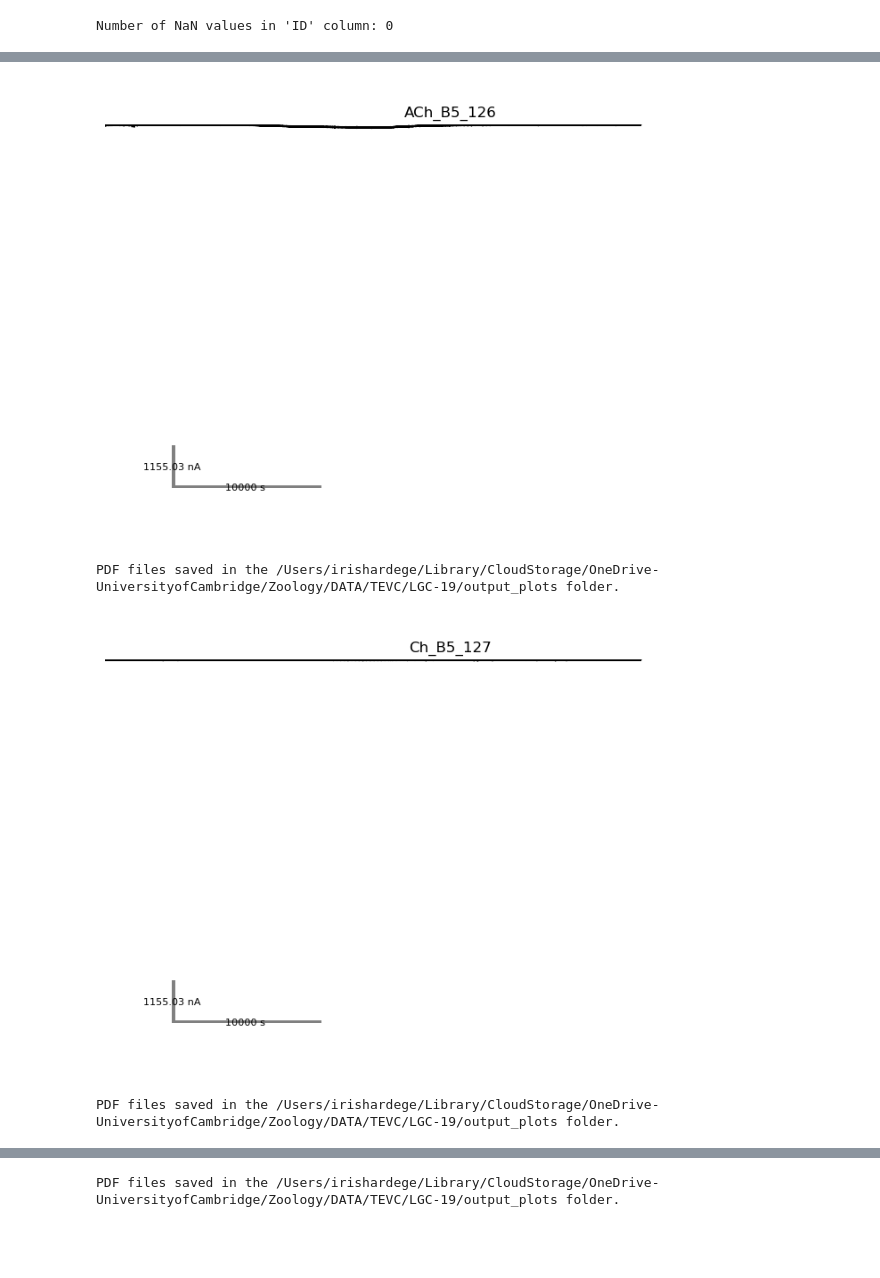
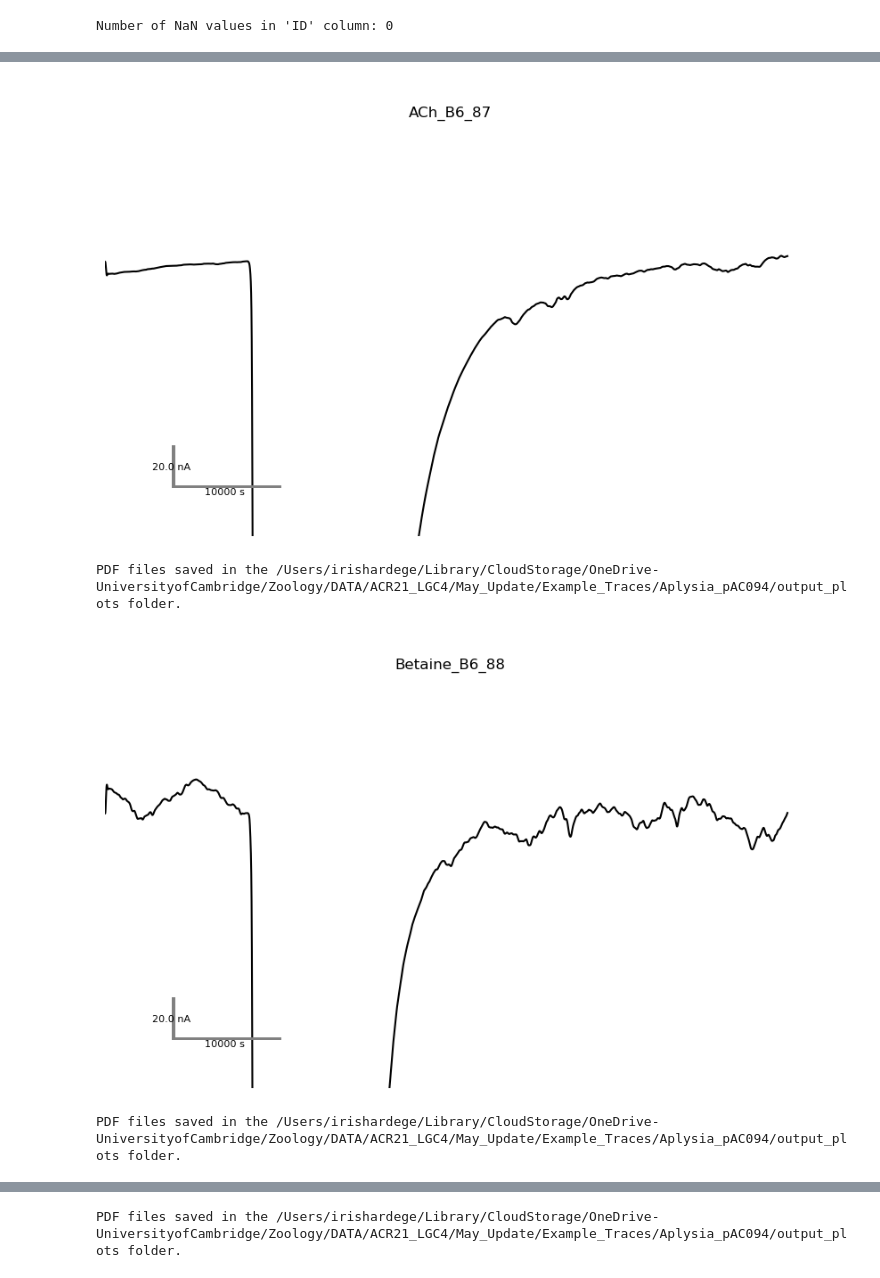
Before and after one commit to hiris25/TEVC-analysis-scripts, a Jupyter notebook: TEVC_traces.ipynb, the cells around one changed output, grey strips where cells are left out. Saved outputs shown, nothing was run; the diff lists cells and outputs as text; code cells hidden in the pictures; blank space fills up the shorter version.

```diff
--- a/TEVC_traces.ipynb
+++ b/TEVC_traces.ipynb
@@ -14,9 +14,9 @@ Import Files
 
 Import all files from specified folder and assign the compounds applied in each. Folder should only contain files from a single plate and single injection, the datatable and trace for each.
 # %%
-path = r'/Users/irishardege/Library/CloudStorage/OneDrive-UniversityofCambridge/Zoology/DATA/TEVC/LGC-19' # use your path
-data_tables = glob.glob(path + "/*screen_Datatable.dat") # use your extension
-traces = glob.glob(path + "/*screen_Traces.dat") # use your extension
+path = r'/Users/irishardege/Library/CloudStorage/OneDrive-UniversityofCambridge/Zoology/DATA/ACR21_LGC4/May_Update/Example_Traces/Aplysia_pAC094' # use your path
+data_tables = glob.glob(path + "/*Datatable*.dat") # use your extension
+traces = glob.glob(path + "/*Traces*.dat") # use your extension
 
 li = []
 li2 = []
@@ -221,12 +232,13 @@ df.head(100)
 # %%
 #SELECT DATA
-df = merged_data_T
-merged_data_T = merged_data_T.apply(pd.to_numeric, errors='coerce')
+df = merged_data_filtered
+df = df.apply(pd.to_numeric, errors='coerce')
 
 # SAVE PLOTS?
 save = True  # Change to False if you don't want to save the plots
 # Define scale
-maxy = - merged_data_T.min(numeric_only=True, skipna=True).min(skipna=True) #find smallest value in df
+maxy = - df.min(numeric_only=True, skipna=True).min(skipna=True) #find smallest value in df
+maxy = 200 #if you want defined y
 maxx = len(df) *2
 scale_bar_length = 10*1000 #seconds
 scale_bar_height = maxy / 10 #n amps
@@ -263,7 +275,7 @@ for col in df_plot.columns:
     fig, ax = plt.subplots(figsize=(10, 6))  # Adjust the width and height as needed
     fig.set_size_inches(10, 6)
     ax.plot(df['Time (ms)'], df_plot[col], label=col, color='black')
-    ax.set_ylim(-maxy, 10)
+    ax.set_ylim(-maxy, 100)
     ax.set_xlim(0, maxx)
     # Remove top and right axes lines
     ax.spines['top'].set_visible(False)
@@ -275,34 +287,34 @@ for col in df_plot.columns:
     ax.tick_params(axis='both', which='both', bottom=False, top=False, left=False, right=False)
     ax.set_xlabel('Time (s)')
     ax.set_ylabel('nA')
     ax.set_title(col)
     # Create a mini-axes as a scale bar
     scale_bar_axes = fig.add_axes([0.2, 0.2, .75, .75])  # Adjust position and size as needed
     scale_bar_axes.plot([0, scale_bar_length], [0, 0], color='grey', linewidth=5)
     scale_bar_axes.plot([0, 0], [0, scale_bar_height], color='grey', linewidth=5)
     scale_bar_axes.set_xlim(0, maxx)
     scale_bar_axes.set_ylim(0, maxy)
     scale_bar_axes.axis('off')
     # Add text to the scale bar
     text_x_position = (scale_bar_length / 2)  # Center the text
     text_y_position = -2  # Adjust the vertical position
     text2_y_position = (scale_bar_height / 2)  # Center the text
     text2_x_position = -1  # Adjust the vertical position
     scale_bar_axes.text(text_x_position, text_y_position, f'{scale_bar_length} s', color='black', ha='center', va='center', fontsize=8)
     scale_bar_axes.text(text2_x_position, text2_y_position, f'{scale_bar_height} nA', color='black', ha='center', va='center', fontsize=8)
 
     if save:
         # Save the plot as a PDF in the output folder
         output_filepath = output_folder / f'{col}.pdf'
         plt.savefig(output_filepath, format='pdf')
         plt.show()
         plt.close()  # Close the current figure to release resources
         print(f'PDF files saved in the {output_folder} folder.')
     else:
         # If save is False, just display the plots without saving
         plt.show()
 # %% [output]
-[figure, old version]
+[figure, new version]
-PDF files saved in the /Users/irishardege/Library/CloudStorage/OneDrive-UniversityofCambridge/Zoology/DATA/TEVC/LGC-19/output_plots folder.
+PDF files saved in the /Users/irishardege/Library/CloudStorage/OneDrive-UniversityofCambridge/Zoology/DATA/ACR21_LGC4/May_Update/Example_Traces/Aplysia_pAC094/output_plots folder.
-[figure, old version]
+[figure, new version]
-PDF files saved in the /Users/irishardege/Library/CloudStorage/OneDrive-UniversityofCambridge/Zoology/DATA/TEVC/LGC-19/output_plots folder.
+PDF files saved in the /Users/irishardege/Library/CloudStorage/OneDrive-UniversityofCambridge/Zoology/DATA/ACR21_LGC4/May_Update/Example_Traces/Aplysia_pAC094/output_plots folder.
@@ -310 +322 @@ PDF files saved in the /Users/irishardege/Library/CloudStorage/OneDrive-Universi
-PDF files saved in the /Users/irishardege/Library/CloudStorage/OneDrive-UniversityofCambridge/Zoology/DATA/TEVC/LGC-19/output_plots folder.
+PDF files saved in the /Users/irishardege/Library/CloudStorage/OneDrive-UniversityofCambridge/Zoology/DATA/ACR21_LGC4/May_Update/Example_Traces/Aplysia_pAC094/output_plots folder.
```
Also changed, not shown: parts of 7 cells of this notebook, 2 other files.
